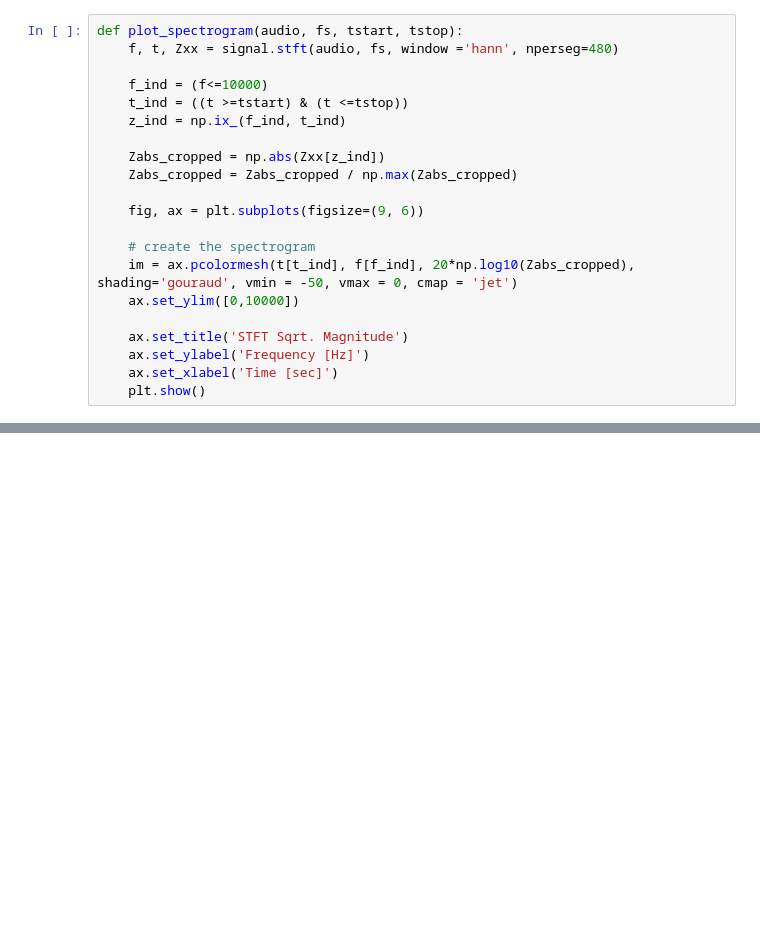
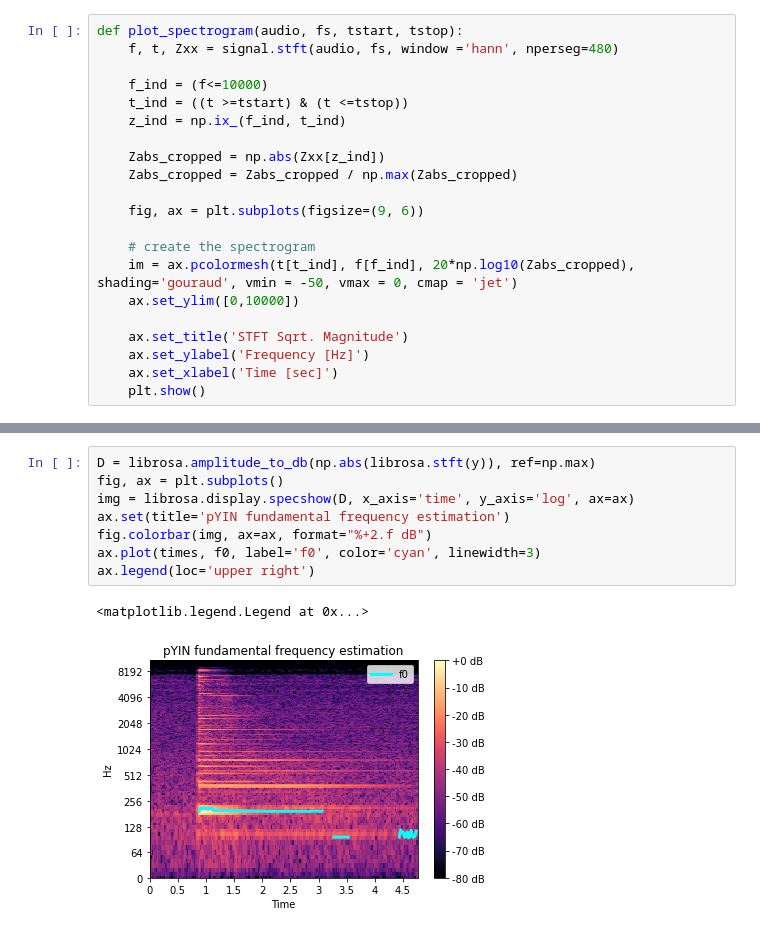
Before and after one commit to CarlOfHoly/tab-generator, a Jupyter notebook: backend/algorithms/exploration/Untitled.ipynb, the cells around one changed output, grey strips where cells are left out. Saved outputs shown, nothing was run; the diff lists cells and outputs as text; blank space fills up the shorter version.

```diff
--- a/backend/algorithms/exploration/Untitled.ipynb
+++ b/backend/algorithms/exploration/Untitled.ipynb
@@ -41,0 +68,11 @@ plot_spectrogram(audio, fs, 0, 3)
+# %%
+D = librosa.amplitude_to_db(np.abs(librosa.stft(y)), ref=np.max)
+fig, ax = plt.subplots()
+img = librosa.display.specshow(D, x_axis='time', y_axis='log', ax=ax)
+ax.set(title='pYIN fundamental frequency estimation')
+fig.colorbar(img, ax=ax, format="%+2.f dB")
+ax.plot(times, f0, label='f0', color='cyan', linewidth=3)
+ax.legend(loc='upper right')
+# %% [output]
+<matplotlib.legend.Legend at 0x...>
+[figure, added]
```
Also changed, not shown: parts of 8 cells of this notebook.
